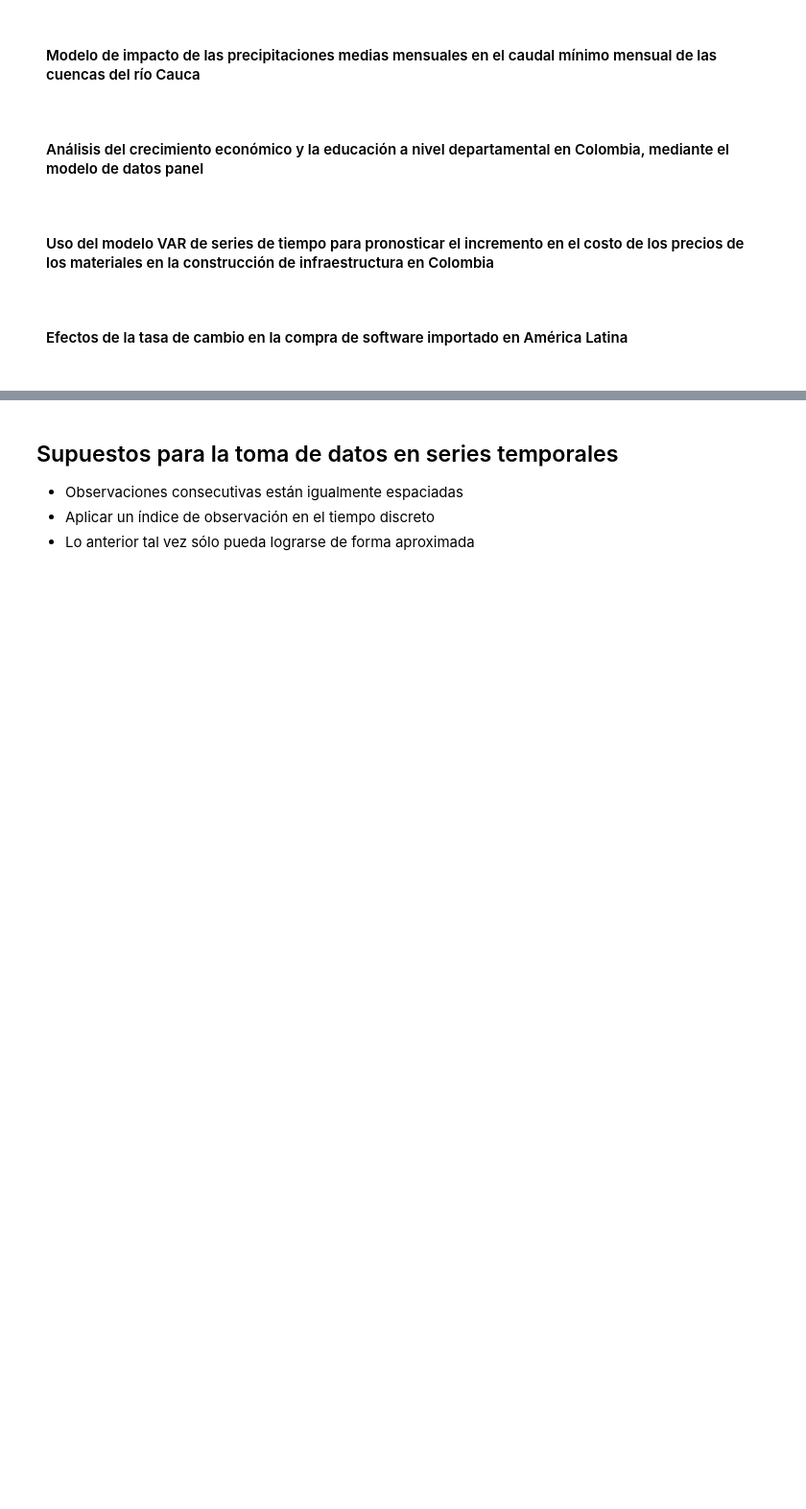
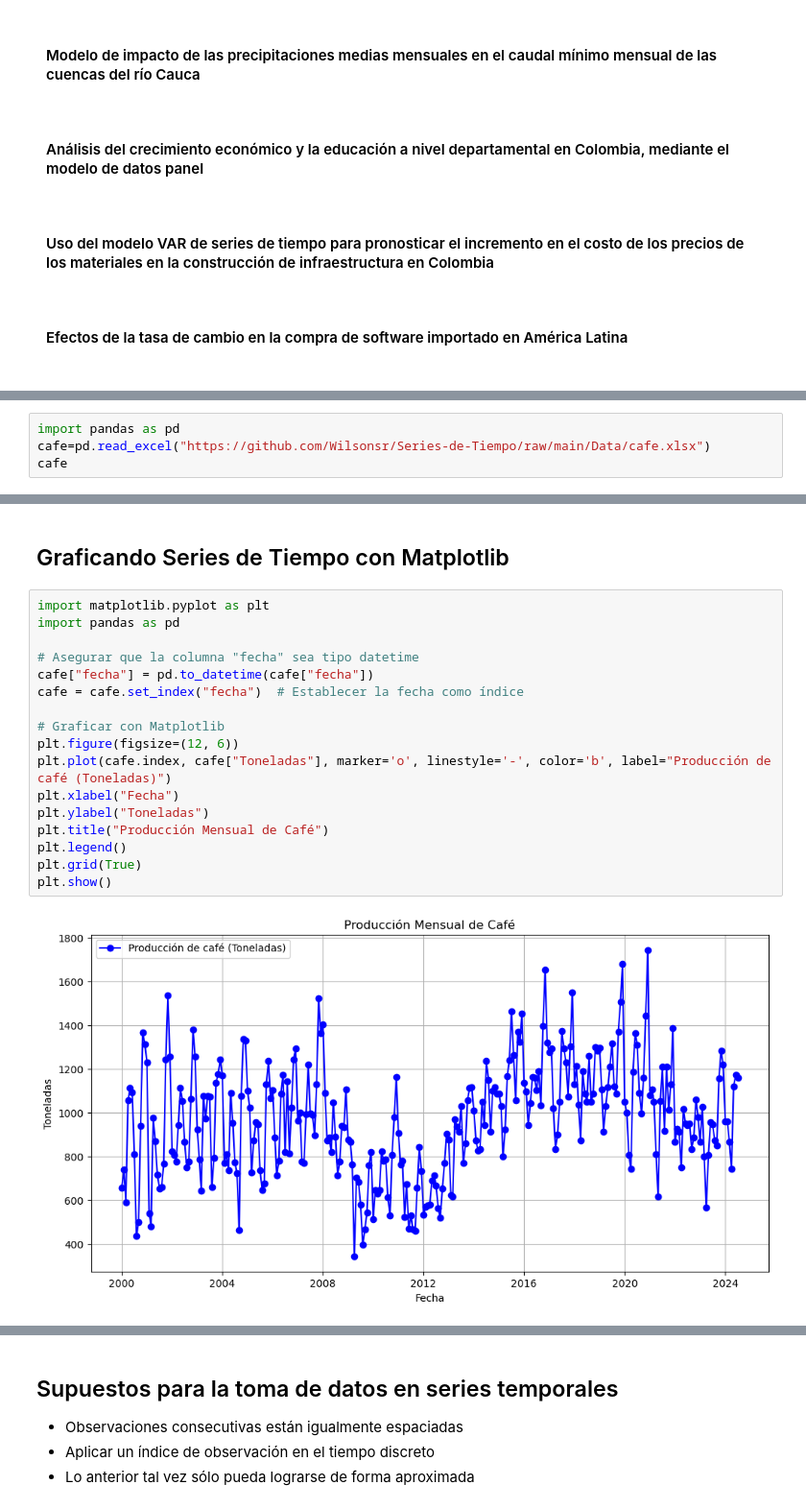
Before and after one commit to Wilsonsr/Series-de-Tiempo, a Jupyter notebook: Cuadernos Python/1_Introduccion.ipynb, the cells around one changed output, grey strips where cells are left out. Shown at 96% size. Cells and saved outputs as stored; diff of their text form; blank space fills up the shorter version.

```diff
--- a/Cuadernos Python/1_Introduccion.ipynb
+++ b/Cuadernos Python/1_Introduccion.ipynb
@@ -195,0 +212,4 @@ durante una serie de años.
+# %%
+import pandas as pd
+cafe=pd.read_excel("https://github.com/Wilsonsr/Series-de-Tiempo/raw/main/Data/cafe.xlsx")
+cafe
@@ -195,0 +230,21 @@ durante una serie de años.
+# %% [markdown]
+## Graficando Series de Tiempo con Matplotlib
+# %%
+import matplotlib.pyplot as plt
+import pandas as pd
+
+# Asegurar que la columna "fecha" sea tipo datetime
+cafe["fecha"] = pd.to_datetime(cafe["fecha"])
+cafe = cafe.set_index("fecha")  # Establecer la fecha como índice
+
+# Graficar con Matplotlib
+plt.figure(figsize=(12, 6))
+plt.plot(cafe.index, cafe["Toneladas"], marker='o', linestyle='-', color='b', label="Producción de café (Toneladas)")
+plt.xlabel("Fecha")
+plt.ylabel("Toneladas")
+plt.title("Producción Mensual de Café")
+plt.legend()
+plt.grid(True)
+plt.show()
+# %% [output]
+[figure, added]
```
Also changed, not shown: parts of 8 cells of this notebook.
